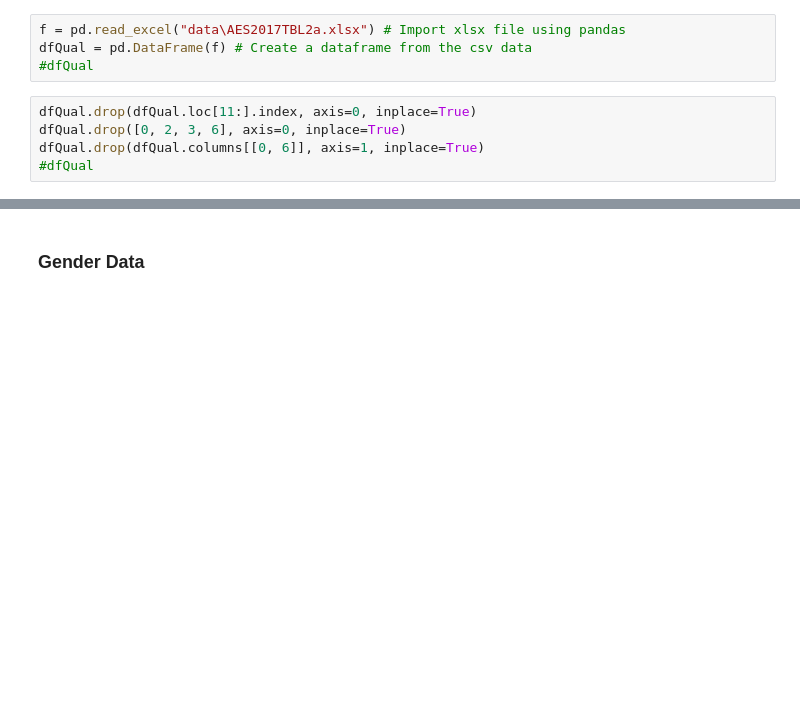
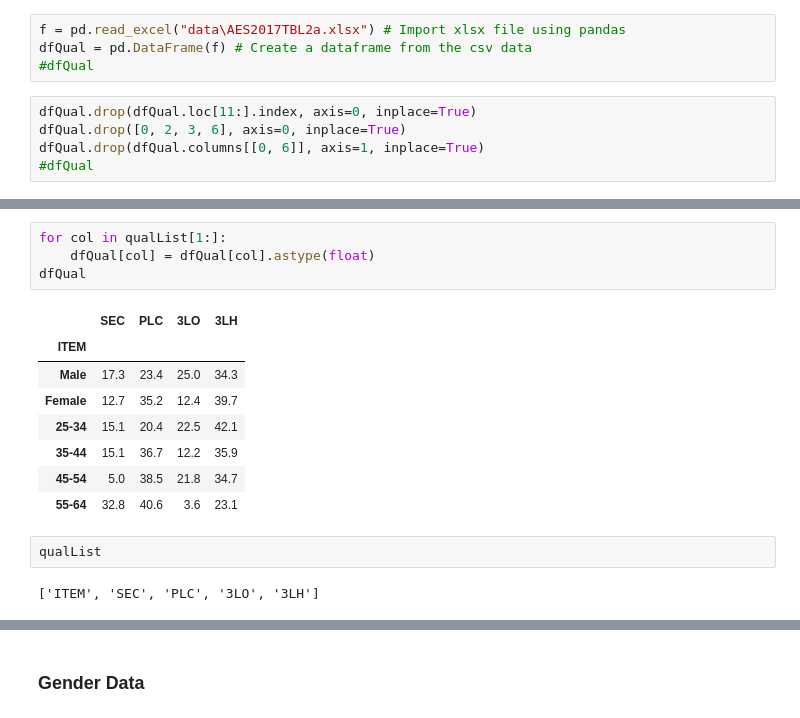
Before and after one commit to Pmcg1/ProgDA-Project-2019, a Jupyter notebook: ProgDA_Project_2019.ipynb, the cells around one changed output, grey strips where cells are left out. Saved outputs shown, nothing was run; the diff lists cells and outputs as text; blank space fills up the shorter version.

```diff
--- a/ProgDA_Project_2019.ipynb
+++ b/ProgDA_Project_2019.ipynb
@@ -518,0 +505,17 @@ dfQual
+# %%
+for col in qualList[1:]:
+    dfQual[col] = dfQual[col].astype(float)
+dfQual
+# %% [output]
+|  | SEC | PLC | 3LO | 3LH |
+| ITEM |  |  |  |  |
+| Male | 17.3 | 23.4 | 25.0 | 34.3 |
+| Female | 12.7 | 35.2 | 12.4 | 39.7 |
+| 25-34 | 15.1 | 20.4 | 22.5 | 42.1 |
+| 35-44 | 15.1 | 36.7 | 12.2 | 35.9 |
+| 45-54 | 5.0 | 38.5 | 21.8 | 34.7 |
+| 55-64 | 32.8 | 40.6 | 3.6 | 23.1 |
+# %%
+qualList
+# %% [output]
+['ITEM', 'SEC', 'PLC', '3LO', '3LH']
```
Also changed, not shown: parts of 36 cells of this notebook.
